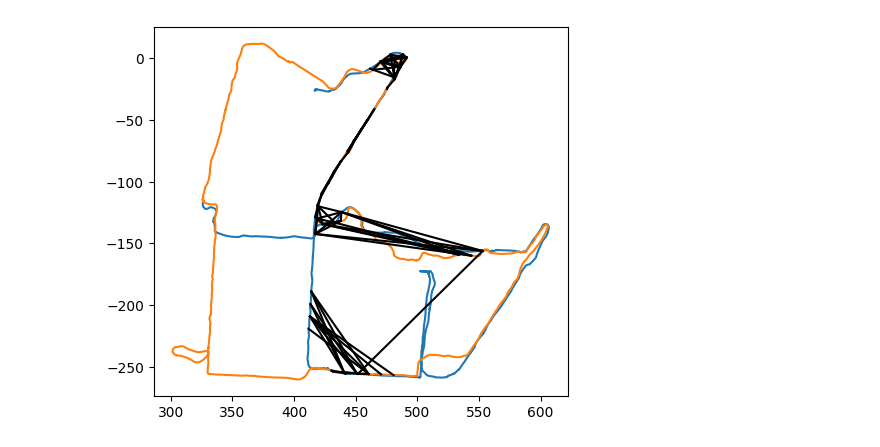
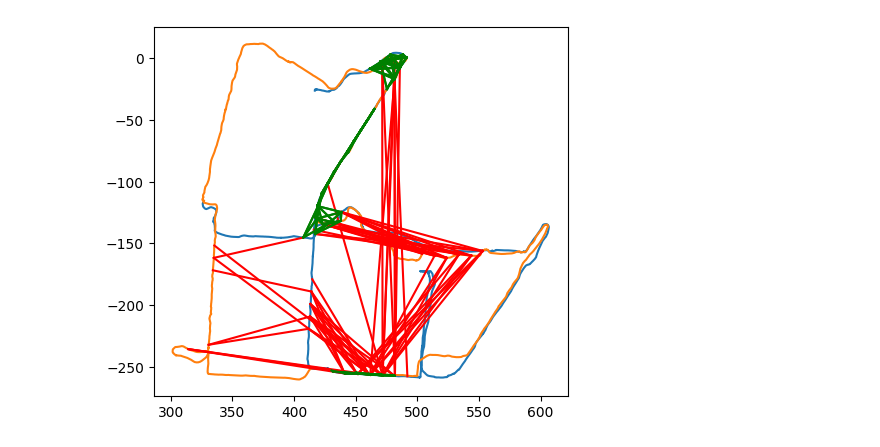
Before and after one commit to mit-acl/roman, a Jupyter notebook: notebooks/23_loop_closure_viz.ipynb, the cells around one changed output. Drawn from its saved outputs; the diff is of its cells as text; code cells hidden in the pictures.

```diff
--- a/notebooks/23_loop_closure_viz.ipynb
+++ b/notebooks/23_loop_closure_viz.ipynb
@@ -70,14 +70,22 @@ def pkl_to_poses(file):
 # poses_2 = parse_g2o_odom(g2o_odom_2)
 poses_1 = pkl_to_poses(pkl_odom_1)
 poses_2 = pkl_to_poses(pkl_odom_2)
-lcs1, lcs2 = parse_g2o_lc(g2o_lc, req_assoc_cnt=6)
+lcs1, lcs2 = parse_g2o_lc(g2o_lc, req_assoc_cnt=5)
 # %%
 fig, ax = plt.subplots()
 
 ax.plot([p[0, 3] for p in poses_1], [p[1, 3] for p in poses_1], label='odom 1')
 ax.plot([p[0, 3] for p in poses_2], [p[1, 3] for p in poses_2], label='odom 2')
-for i, j in zip(lcs1, lcs2):
-    ax.plot([poses_1[i][0, 3], poses_2[j][0, 3]], [poses_1[i][1, 3], poses_2[j][1, 3]], 'k')
+for k in range(2):
+    for i, j in zip(lcs1, lcs2):
+        lc_length = np.linalg.norm(poses_1[i][0:2, 3] - poses_2[j][0:2, 3])
+        if lc_length > 30:
+            if k == 1:
+                continue
+            color = 'r'
+        else:
+            color = 'g'
+        ax.plot([poses_1[i][0, 3], poses_2[j][0, 3]], [poses_1[i][1, 3], poses_2[j][1, 3]], color)
 ax.set_aspect('equal')
 # %% [output]
-[figure, old version]
+[figure, new version]
```
Also changed, not shown: 4 other files.
